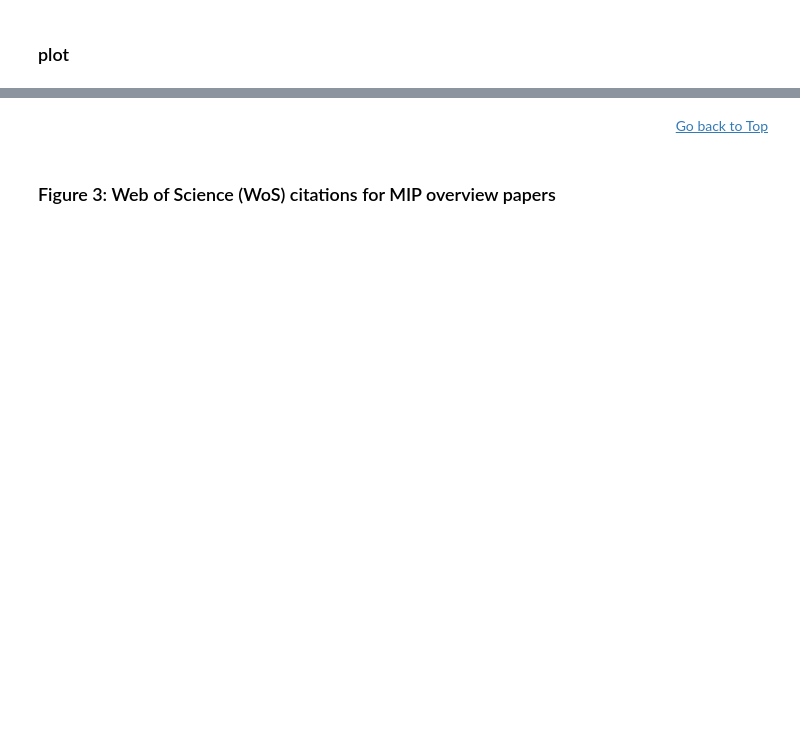
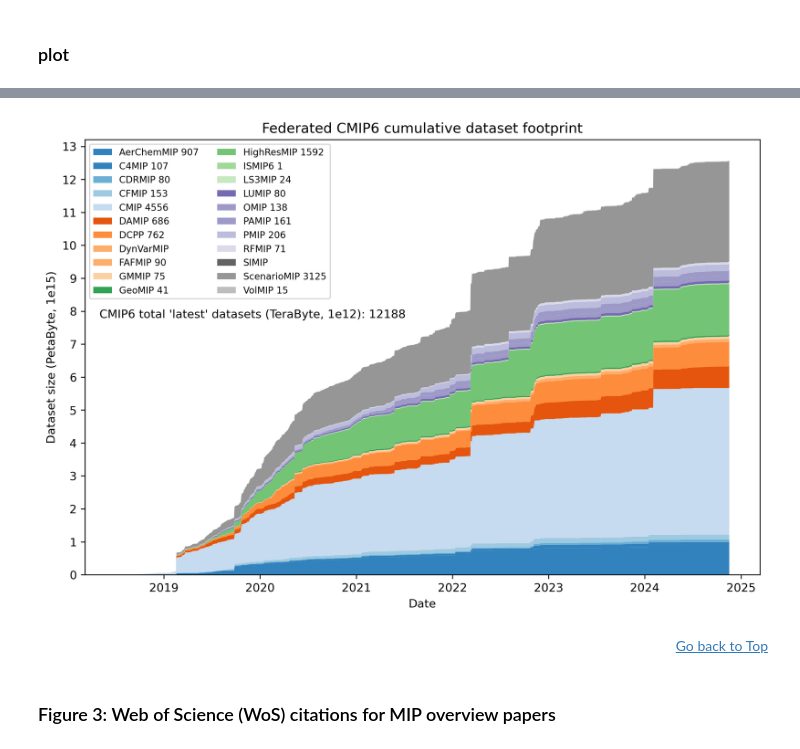
Before and after one commit to durack1/CMIPSummary, a Jupyter notebook: figuresAndTables.ipynb, the cells around one changed output, grey strips where cells are left out. Saved outputs shown, nothing was run; the diff lists cells and outputs as text; code cells hidden in the pictures; blank space fills up the shorter version.

```diff
--- a/figuresAndTables.ipynb
+++ b/figuresAndTables.ipynb
@@ -162,2 +253,86 @@ fig.savefig("_".join([timeFormat,"Fig1.svg"]), format="svg")
 # %% [markdown]
 ### plot
+# %%
+from matplotlib.dates import AutoDateFormatter, AutoDateLocator, date2num
+
+xtick_locator = AutoDateLocator()
+xtick_formatter = AutoDateFormatter(xtick_locator)
+
+# Setup variables
+# time axis and arrays
+x = date2num(dateList)
+y = arr2[:, 2:]  # Omit CMIP6 cumulative
+PBe15 = np.power(1024,5) # replace 1e15
+print("PBe15:", PBe15)
+TBe12 = np.power(1024,4) # replace 1e12
+print("TBe15:", TBe12)
+y = y / PBe15 #1e15  # Scale from bytes to PB 10^15
+y = y.swapaxes(0, 1)
+
+# Legend labels
+actLabels = []
+offset = 1
+for count, val in enumerate(list(files.keys())):
+    if val == "CMIP6":
+        continue  # Skip totals
+    if count == 8:
+        actLabels.append("DynVarMIP")
+        offset = offset + 1
+        pass
+    if count == 19:
+        actLabels.append("SIMIP")
+        offset = offset + 1
+        pass
+
+    actLabels.append(" ".join([val, str(int(arr2[-1, count + offset] / TBe12))]))
+
+# Basic stacked area chart.
+fig = plt.figure(figsize=(9, 6), dpi=300)  # Defaults to 6.4,4.8
+ax = plt.subplot(1, 1, 1)
+ax.xaxis.set_major_locator(xtick_locator)
+ax.xaxis.set_major_formatter(xtick_formatter)
+
+# Create colour lookup
+# https://stackoverflow.com/questions/8389636/creating-over-20-unique-legend-colors-using-matplotlib
+NUM_COLORS = 23
+colList = []
+# https://matplotlib.org/tutorials/colors/colormaps.html#classes-of-colormaps
+cm = plt.get_cmap("gist_rainbow")
+cm = plt.get_cmap("tab20c")  # also tab 20b, tab20
+for i in range(NUM_COLORS):
+    colList.append(cm(1.0 * i / NUM_COLORS))
+plt.stackplot(x, y, labels=actLabels, colors=colList)
+leg2 = plt.legend(loc="upper left", ncol=2, fontsize=8)
+plt.title(
+    "".join(
+        [
+            "Federated CMIP6 cumulative dataset footprint" # (Updated: ",
+            #timeNow.strftime("%Y-%m-%d"),
+            #")",
+            ,
+        ]
+    )
+)
+plt.xlabel("Date")
+plt.ylabel("Dataset size (PetaByte, 1e15)")
+yticks = np.arange(0, 14, 1)
+ylabels = []
+
+for count, val in enumerate(yticks):
+    ylabels.append(val)
+print("yticks:", yticks)
+print("ylabels:", ylabels)
+plt.yticks(yticks, ylabels)
+plt.subplots_adjust(left=0.06, right=0.96, bottom=0.08, top=0.95, wspace=0, hspace=0)
+anoStr = "".join(
+    ["CMIP6 total 'latest' datasets (TeraByte, 1e12): ", str(int(arr2[-1, 1] / TBe12))]
+)
+print(anoStr)
+dateTweak = date2num(datetime.date(2018, 5, 1))
+datasetNumTweak = 7.8
+plt.annotate(
+    anoStr, xy=(dateTweak, datasetNumTweak), xytext=(dateTweak, datasetNumTweak)
+)
+print("dateList[0]:", dateList[0])
+fig.savefig("_".join([timeFormat, "Fig2.svg"]), format="svg")
+# %% [output]
@@ -164,3 +345,4 @@ fig.savefig("_".join([timeFormat,"Fig1.svg"]), format="svg")
+[figure, added]
 # %% [markdown]
 <div align=right>
 <a href=figuresAndTables.ipynb#top>Go back to Top</a>
```
Also changed, not shown: parts of 23 cells of this notebook, 30 other files.
